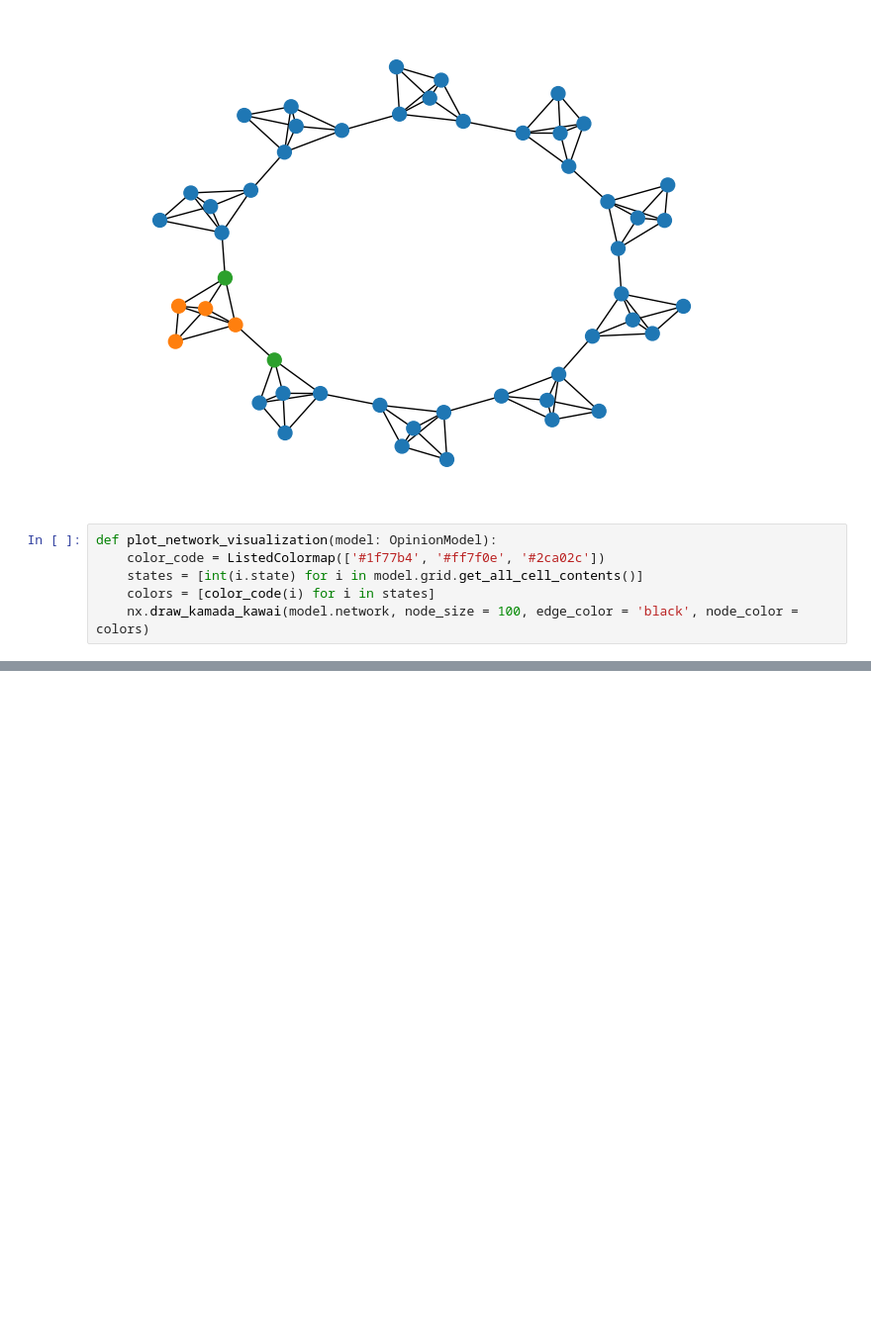
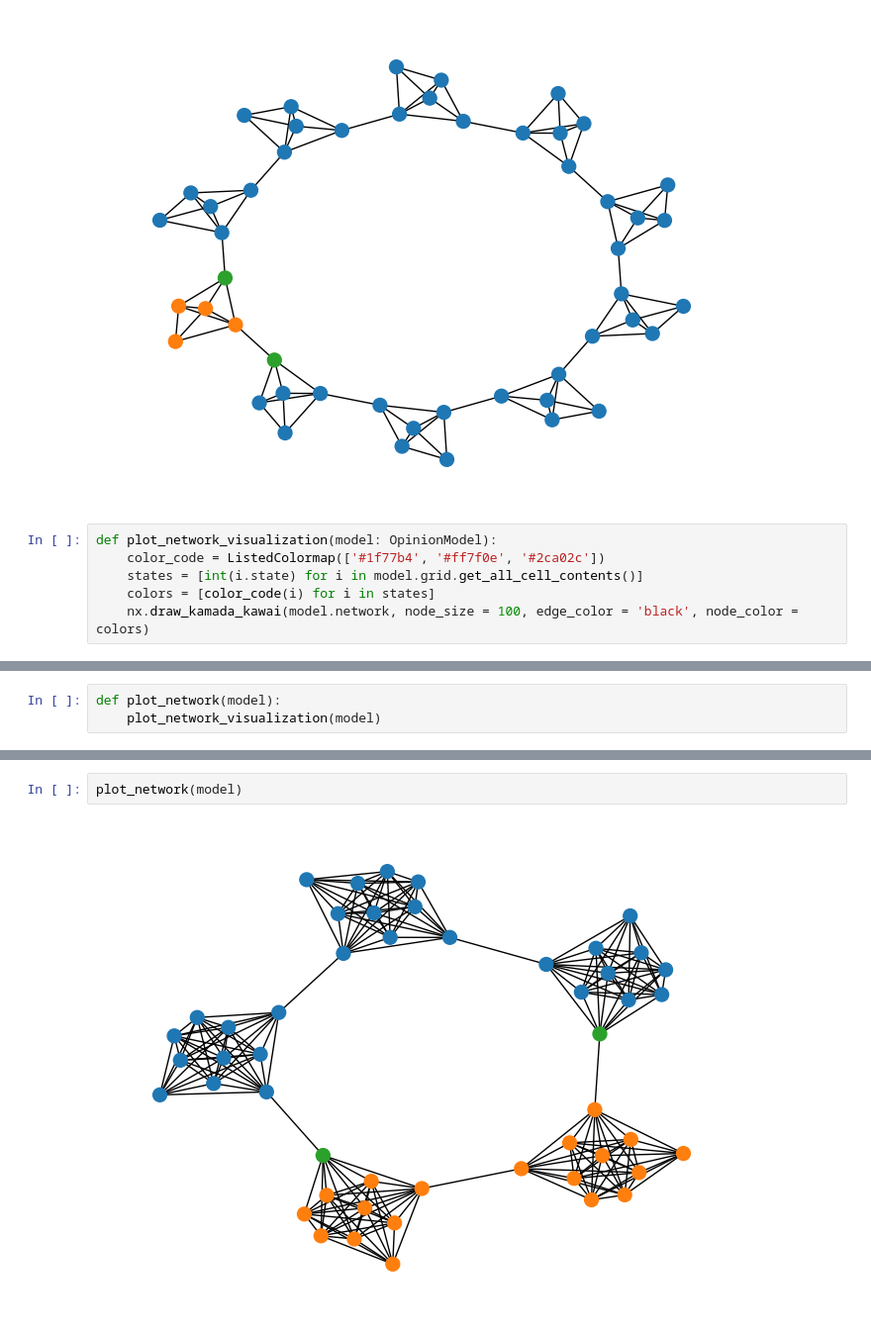
Before and after one commit to ChrisWitzany/opinion_network_model, a Jupyter notebook: simulation.ipynb, the cells around one changed output, grey strips where cells are left out. Shown at 99% size. Drawn from its saved outputs; the diff is of its cells as text; blank space fills up the shorter version.

```diff
--- a/simulation.ipynb
+++ b/simulation.ipynb
@@ -74 +76,4 @@ def driver(network_type, *params, initial_believers, p_opinion_change):
+# %%
+def plot_network(model):
+    plot_network_visualization(model)
 # %%
@@ -77,0 +83,4 @@ driver(NetworkType.CAVEMAN, 5, 10, initial_believers = 0.5, p_opinion_change = 0
+# %%
+plot_network(model)
+# %% [output]
+[figure, added]
```
Also changed, not shown: parts of 3 cells of this notebook, 1 other file.
